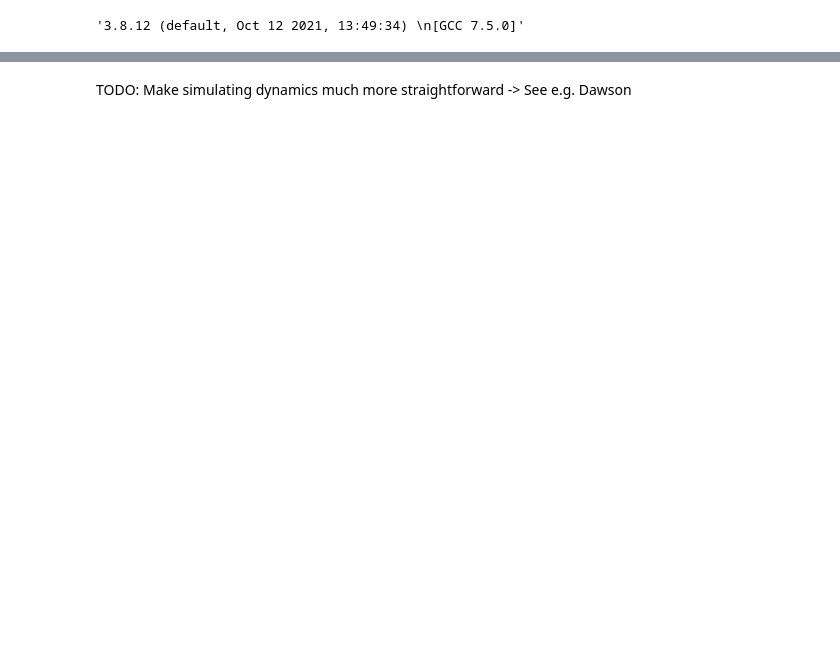
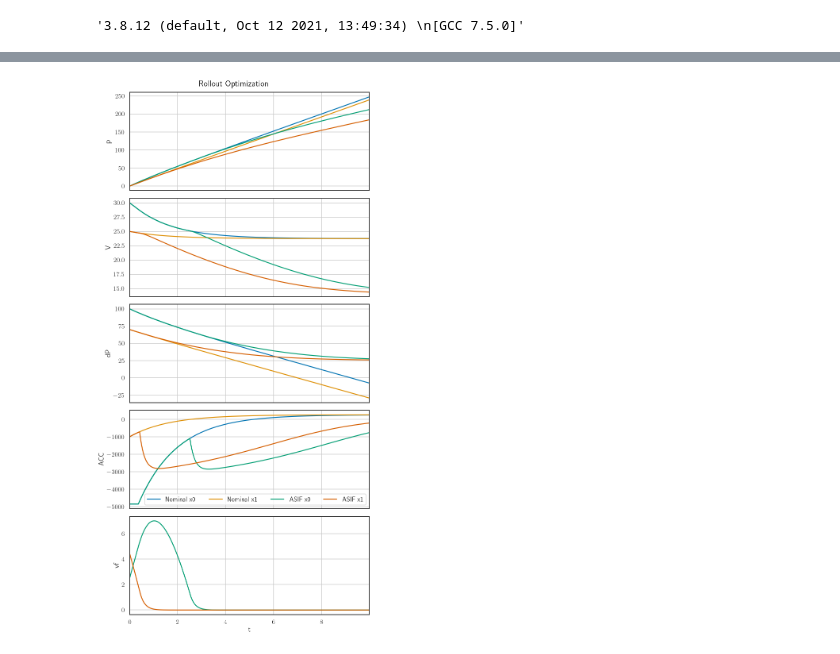
Before and after one commit to stonkens/cbf_opt, a Jupyter notebook: examples/acc.ipynb, the cells around one changed output, grey strips where cells are left out. Saved outputs shown, nothing was run; the diff lists cells and outputs as text; code cells hidden in the pictures; blank space fills up the shorter version.

```diff
--- a/examples/acc.ipynb
+++ b/examples/acc.ipynb
@@ -97,4 +114,20 @@ test_cbf.test_control_affine_cbf(acc_cbf)
 # %%
 test_asif.test_control_affine_asif(acc_asif)
-# %% [markdown]
-TODO: Make simulating dynamics much more straightforward -> See e.g. Dawson
+# %%
+x0 = np.array([0, 30, 100])
+x0_2 = np.array([0, 25, 70])
+rollout_opt = TimeSeriesExperiment('rollout_opt', start_x=np.array([x0, x0_2]), n_sims_per_start=1, t_sim=10)
+# %%
+import logging
+logging.getLogger().setLevel(logging.ERROR)
+results_df = rollout_opt.run(acc, [nominal_policy, acc_asif])
+# %%
+fig_handle = rollout_opt.plot(dynamics, results_df, extra_measurements=['vf'])
+fig = fig_handle[0][1]
+fig.suptitle('Rollout Optimization')
+fig.tight_layout()
+for ax in fig.axes:
+    ax.grid(True)
+fig.axes[-2].legend(['Nominal x0', 'Nominal x1', 'ASIF x0', 'ASIF x1'], ncol=4);
+# %% [output]
+[figure, added]
```
Also changed, not shown: parts of 12 cells of this notebook.
